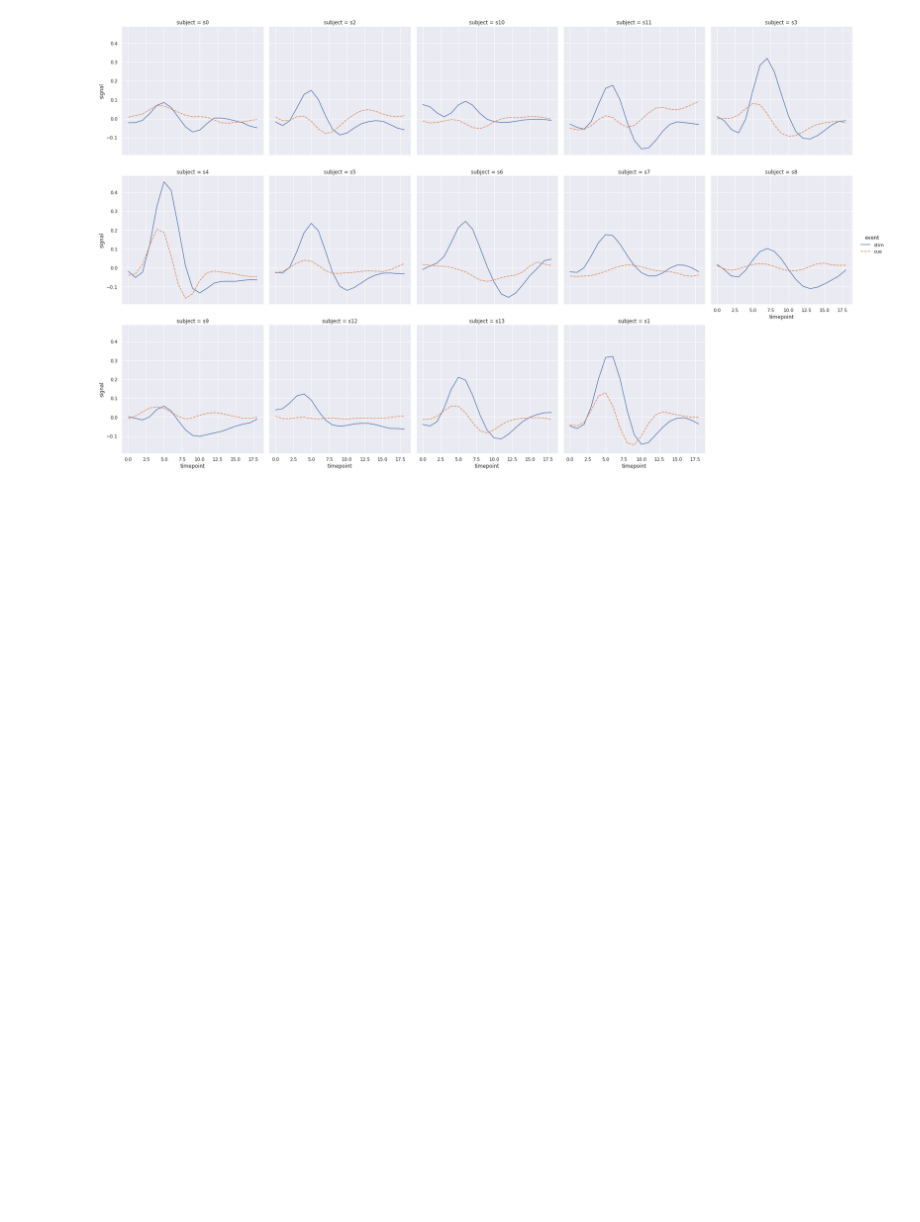
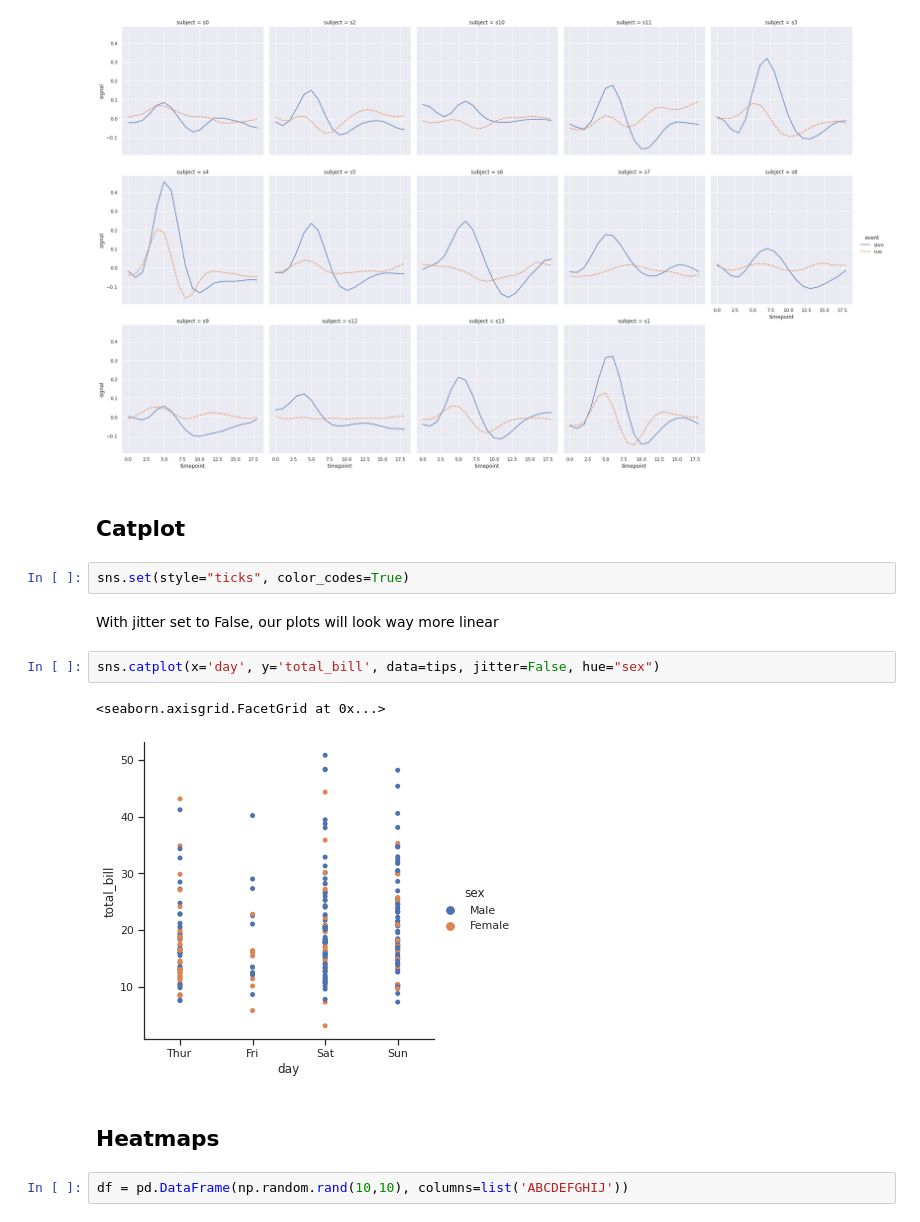
Before and after one commit to tarsojabbes/data-visualization, a Jupyter notebook: Seaborn.ipynb, the cells around one changed output. Saved outputs shown, nothing was run; the diff lists cells and outputs as text; blank space fills up the shorter version.

Commit message:
Heatmaps and Catplots

```diff
--- a/Seaborn.ipynb
+++ b/Seaborn.ipynb
@@ -88,3 +88,18 @@ sns.relplot(x="timepoint", y="signal", hue="event",
 # %% [output]
 <seaborn.axisgrid.FacetGrid at 0x...>
 [figure]
+# %% [markdown]
+## **Catplot**
+# %%
+sns.set(style="ticks", color_codes=True)
+# %% [markdown]
+With jitter set to False, our plots will look way more linear
+# %%
+sns.catplot(x='day', y='total_bill', data=tips, jitter=False, hue="sex")
+# %% [output]
+<seaborn.axisgrid.FacetGrid at 0x...>
+[figure, added]
+# %% [markdown]
+## **Heatmaps**
+# %%
+df = pd.DataFrame(np.random.rand(10,10), columns=list('ABCDEFGHIJ'))
```
Also changed, not shown: parts of 1 cell of this notebook.
